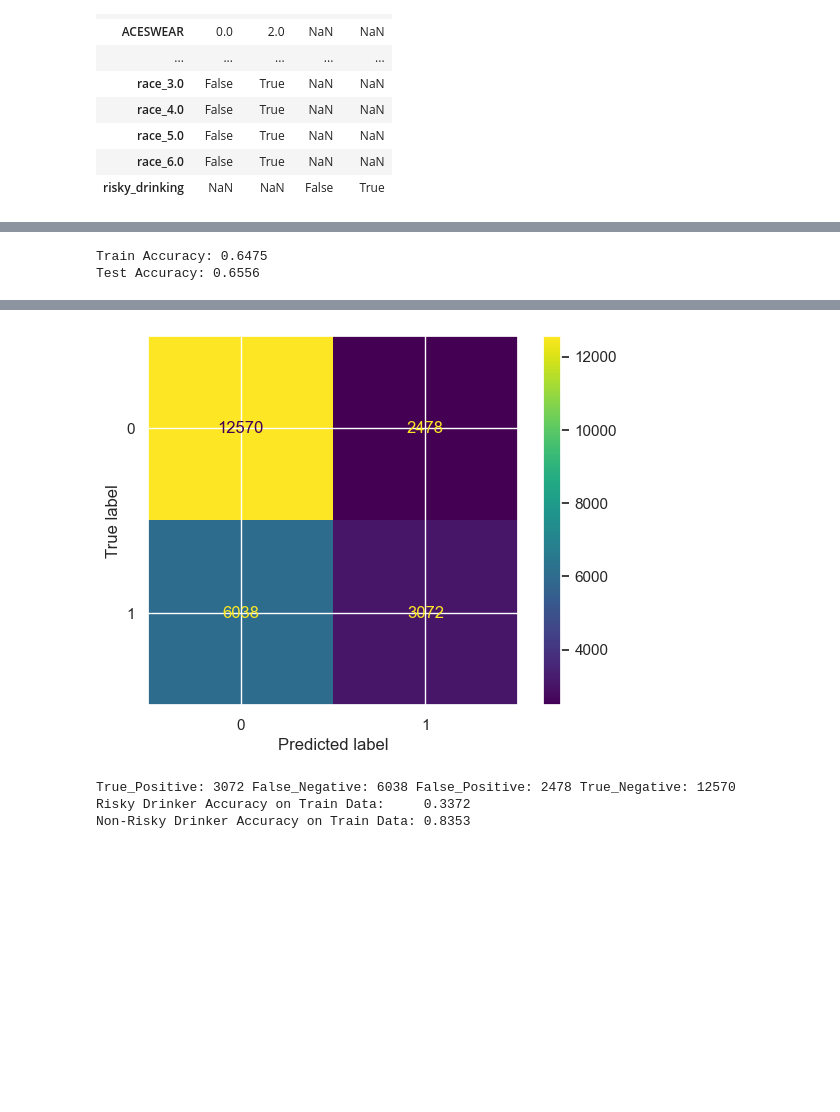
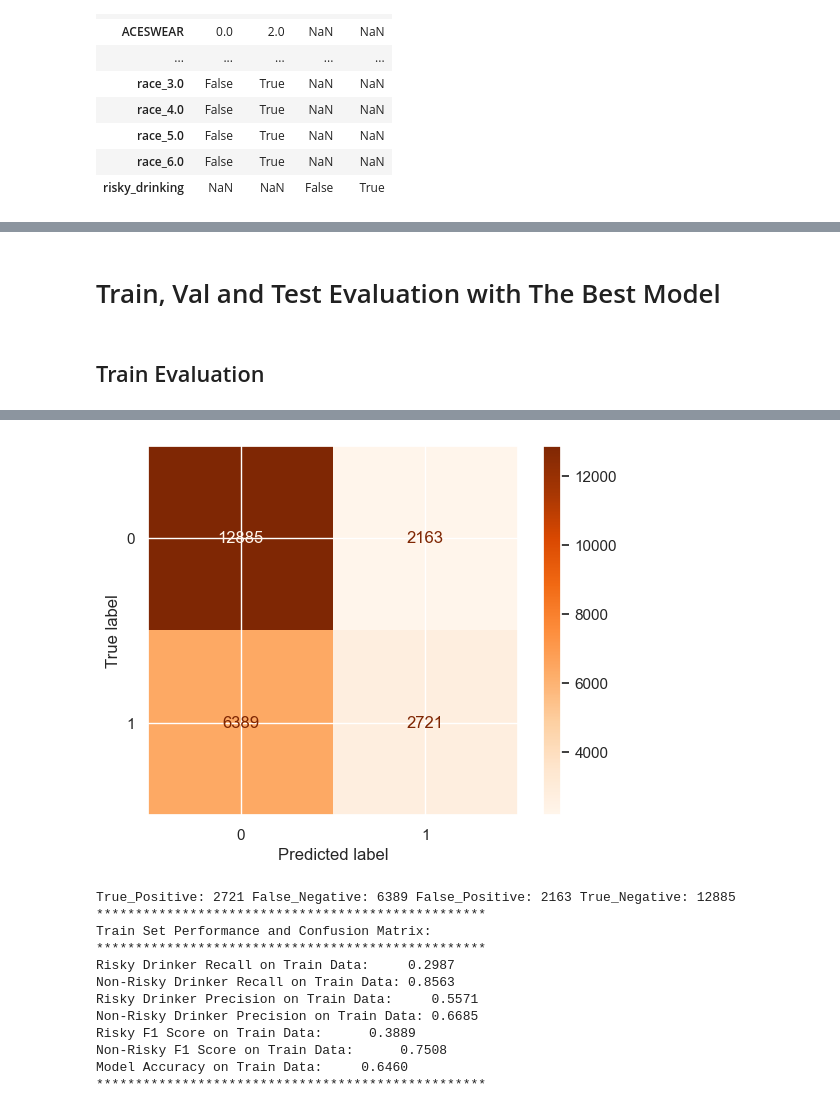
Before and after one commit to cassidy-bruner/mids-207-final-project-team-4, a Jupyter notebook: python_notebooks/logistic_reg.ipynb, the cells around one changed output, grey strips where cells are left out. Drawn from its saved outputs; the diff is of its cells as text; code cells hidden in the pictures; blank space fills up the shorter version.

```diff
--- a/python_notebooks/logistic_reg.ipynb
+++ b/python_notebooks/logistic_reg.ipynb
@@ -2,12 +4,13 @@
 import numpy as np
 from matplotlib import pyplot as plt
 import pandas as pd
-import seaborn as sns  # for nicer plots
-sns.set(style="darkgrid")  # default style
+import seaborn as sns
+sns.set(style="darkgrid")
 
-from sklearn.model_selection import train_test_split
-from sklearn.metrics import confusion_matrix as sk_confusion_matrix, ConfusionMatrixDisplay
+
+from sklearn.metrics import confusion_matrix as sk_confusion_matrix, ConfusionMatrixDisplay,roc_curve, roc_auc_score
 from sklearn.preprocessing import StandardScaler
+from sklearn.utils import resample
 
 import tensorflow as tf
 from tensorflow import keras
@@ -15,5 +18,5 @@ from keras import metrics
 from keras.datasets import fashion_mnist
 import keras_tuner as kt
 
-
+plt.style.use('default')
 tf.get_logger().setLevel('INFO')
@@ -199,8 +234,8 @@ def build_model_tuner(hp):
         input_shape=(X_train.shape[1],),
         activation="sigmoid",
         use_bias=True,
-        kernel_initializer=tf.keras.initializers.Ones(),
-        bias_initializer=tf.keras.initializers.Ones(),
+        kernel_initializer= tf.keras.initializers.GlorotUniform(),
+        bias_initializer= tf.zeros_initializer(),
     ))
 
     # Tune the learning rate
@@ -303,33 +338,39 @@ Val - Train loss diff: -0.0019
-# %%
-# Evaluation
-# Evaluate on training set
-train_loss, train_acc = best_model.evaluate(X_train, Y_train, verbose=0)
-print(f"Train Accuracy: {train_acc:.4f}")
-
-# Evaluate on test set
-test_loss, test_acc = best_model.evaluate(X_test, Y_test, verbose=0)
-print(f"Test Accuracy: {test_acc:.4f}")
-# %% [output]
-Train Accuracy: 0.6475
-Test Accuracy: 0.6556
+# %% [markdown]
+# Train, Val and Test Evaluation with The Best Model
+# %% [markdown]
+## Train Evaluation
 # %%
-
 # Train predictions
 y_train_pred = (best_model.predict(X_train) >= 0.5).astype(int).ravel()
 # Train cm
 cm_train = sk_confusion_matrix(Y_train, y_train_pred)
 
-
-disp = ConfusionMatrixDisplay(confusion_matrix=cm_train)
-disp.plot()
+ConfusionMatrixDisplay(confusion_matrix=cm_train).plot(cmap="Oranges")
 plt.show()
 
 tn_t, fp_t, fn_t, tp_t = cm_train.ravel()
 print("True_Positive:", tp_t, "False_Negative:", fn_t, "False_Positive:", fp_t, "True_Negative:", tn_t)
 
-risky_acc_train     = tp_t / (tp_t + fn_t) if (tp_t + fn_t) else 0.0
-non_risky_acc_train = tn_t / (tn_t + fp_t) if (tn_t + fp_t) else 0.0
+risky_recall_train     = tp_t / (tp_t + fn_t) if (tp_t + fn_t) else 0.0
+non_risky_recall_train = tn_t / (tn_t + fp_t) if (tn_t + fp_t) else 0.0
 
-print(f"Risky Drinker Accuracy on Train Data:     {risky_acc_train:.4f}")
-print(f"Non-Risky Drinker Accuracy on Train Data: {non_risky_acc_train:.4f}")
+risky_precision_train =  tp_t / (tp_t + fp_t) if (tp_t + fp_t) else 0.0
+non_risky_precision_train = tn_t / (tn_t + fn_t) if (tn_t + fn_t) else 0.0
+
+f1_risky_train = 2*((risky_recall_train * risky_precision_train)/(risky_recall_train + risky_precision_train))
+f1_non_risky_train = 2*((non_risky_recall_train * non_risky_precision_train)/(non_risky_recall_train + non_risky_precision_train))
+
+model_acc_train     = (tp_t + tn_t) / (tn_t + fp_t + fn_t + tp_t) if (tn_t + fp_t + fn_t + tp_t) else 0.0
+
+print('*' * 50)
+print("Train Set Performance and Confusion Matrix:")
+print('*' * 50)
+print(f"Risky Drinker Recall on Train Data:     {risky_recall_train:.4f}")
+print(f"Non-Risky Drinker Recall on Train Data: {non_risky_recall_train:.4f}")
+print(f"Risky Drinker Precision on Train Data:     {risky_precision_train:.4f}")
+print(f"Non-Risky Drinker Precision on Train Data: {non_risky_precision_train:.4f}")
+print(f"Risky F1 Score on Train Data:      {f1_risky_train:.4f}")
+print(f"Non-Risky F1 Score on Train Data:      {f1_non_risky_train:.4f}")
+print(f"Model Accuracy on Train Data:     {model_acc_train:.4f}")
+print('*' * 50)
 # %% [output]
@@ -337,4 +378,13 @@ print(f"Non-Risky Drinker Accuracy on Train Data: {non_risky_acc_train:.4f}")
-[figure, old version]
+[figure, new version]
-True_Positive: 3072 False_Negative: 6038 False_Positive: 2478 True_Negative: 12570
-Risky Drinker Accuracy on Train Data:     0.3372
-Non-Risky Drinker Accuracy on Train Data: 0.8353
+True_Positive: 2721 False_Negative: 6389 False_Positive: 2163 True_Negative: 12885
+**************************************************
+Train Set Performance and Confusion Matrix:
+**************************************************
+Risky Drinker Recall on Train Data:     0.2987
+Non-Risky Drinker Recall on Train Data: 0.8563
+Risky Drinker Precision on Train Data:     0.5571
+Non-Risky Drinker Precision on Train Data: 0.6685
+Risky F1 Score on Train Data:      0.3889
+Non-Risky F1 Score on Train Data:      0.7508
+Model Accuracy on Train Data:     0.6460
+**************************************************
```
Also changed, not shown: parts of 24 cells of this notebook.
